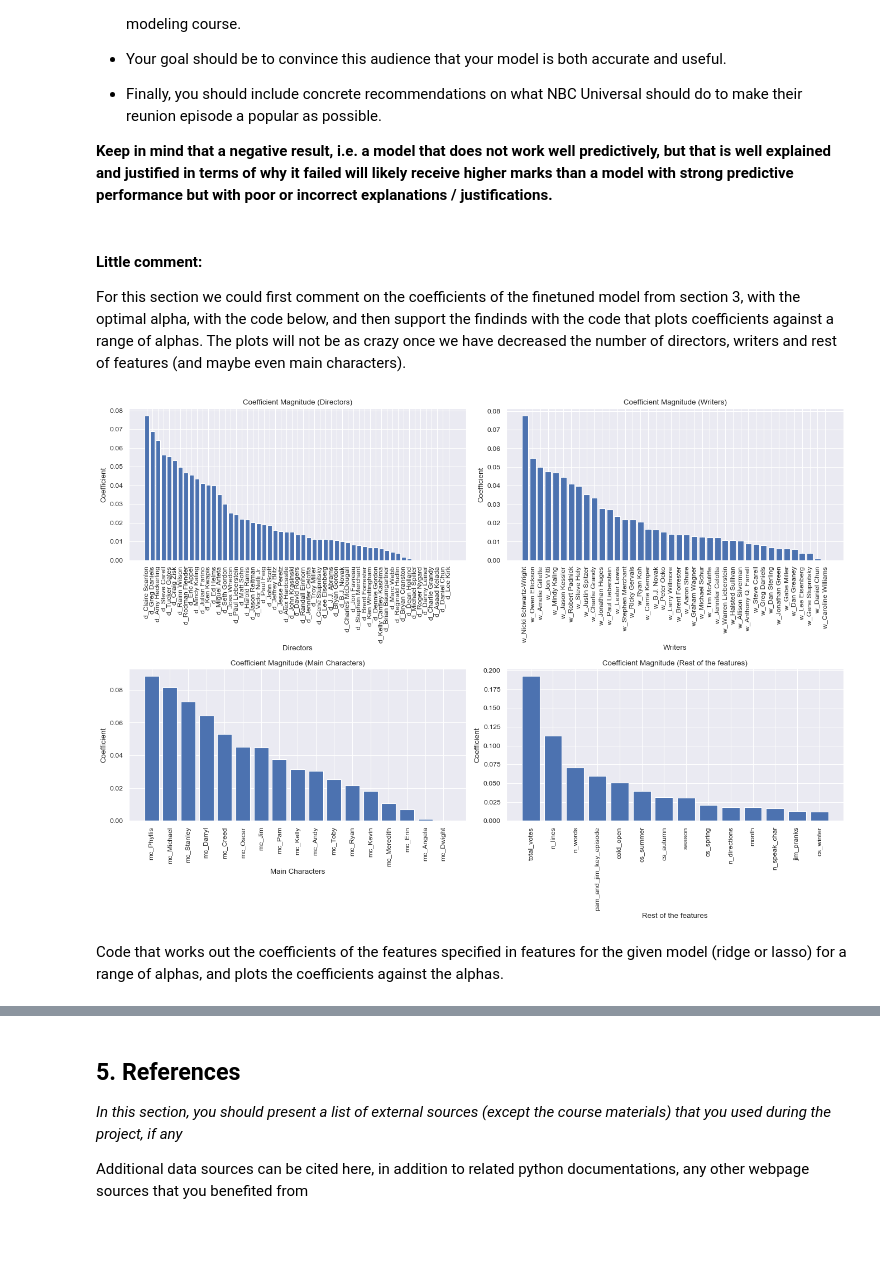
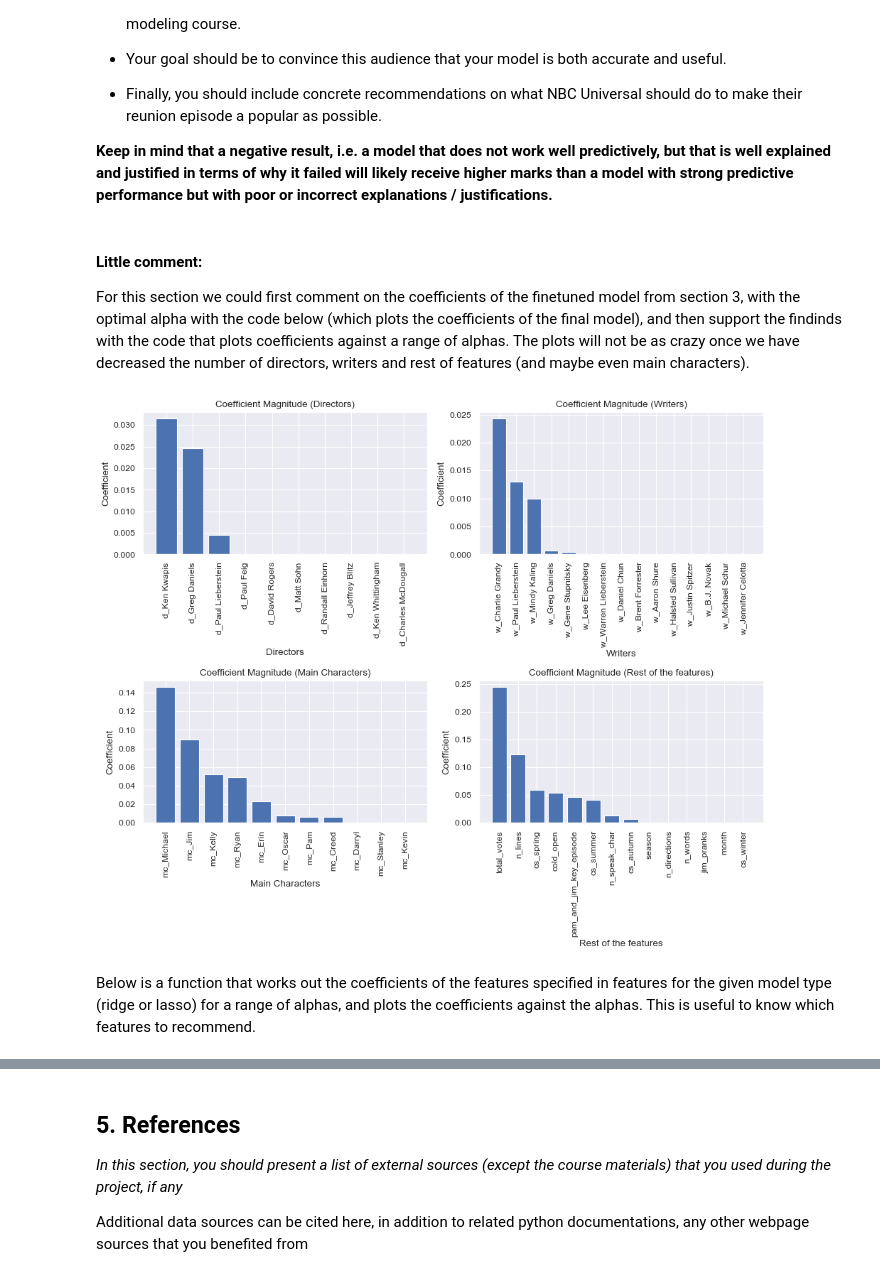
Before and after one commit to aliflo/office-episode-ratings-predictor, a Jupyter notebook: project_with_some_new_things.ipynb, the cells around one changed output, grey strips where cells are left out. Cells and saved outputs as stored; diff of their text form; code cells hidden in the pictures; blank space fills up the shorter version.

Commit message:
Added code that reduces directors, writers and main characters.

```diff
--- a/project_with_some_new_things.ipynb
+++ b/project_with_some_new_things.ipynb
@@ -821,0 +846,3 @@ mse, rmse, rsqr = model_fit(model_pipeline_lasso, X_t, y_test, plot=True)
+# %%
+main_chars_stats = get_features_rsqr(main_characters, 'Main characters')
+main_chars_stats
@@ -821,0 +879,19 @@ mse, rmse, rsqr = model_fit(model_pipeline_lasso, X_t, y_test, plot=True)
+# %%
+X_train, X_test, y_train, y_test = train_test_split(
+    data_tuning.drop('imdb_rating', axis=1), data_tuning['imdb_rating'],
+    test_size=0.3, random_state=42
+)
+
+# Fitting the final model !!!!(either Ridge or lasso with optimal alpha found above, not sure if
+# this one is the correct one, just using as example.)!!!!
+
+final_model = Pipeline([
+    ('scaler', StandardScaler()),
+    ('model', Lasso(alpha=0.02))
+])
+
+
+# Fitting the model
+final_model.fit(X_train, y_train)
+
+mse, rmse, rsqr = model_fit(final_model, X_test, y_test, plot=True)
@@ -835,51 +913,41 @@ mse, rmse, rsqr = model_fit(model_pipeline_lasso, X_t, y_test, plot=True)
 **Keep in mind that a negative result, i.e. a model that does not work well predictively, but that is well explained and justified in terms of why it failed will likely receive higher marks than a model with strong predictive performance but with poor or incorrect explanations / justifications.**
 # %% [markdown]
 #### Little comment:
-For this section we could first comment on the coefficients of the finetuned model from section 3, with the optimal alpha, with the code below, and then support the findinds with the code that plots coefficients against a range of alphas. The plots will not be as crazy once we have decreased the number of directors, writers and rest of features (and maybe even main characters).
+For this section we could first comment on the coefficients of the finetuned model from section 3, with the optimal alpha with the code below (which plots the coefficients of the final model), and then support the findinds with the code that plots coefficients against a range of alphas. The plots will not be as crazy once we have decreased the number of directors, writers and rest of features (and maybe even main characters).
 # %%
+# Getting the new reduced number of directors, writers and main characters
 directors = X_train.filter(regex='^d_').columns.values
 writers = X_train.filter(regex='^w_').columns.values
 main_characters = X_train.filter(regex='^mc_').columns.values
-rest_of_features = [var for var in X_train.columns.values
-                if var not in np.concatenate((directors, writers, main_characters), axis=0)]
 
 def plot_features_coef_magnitude_for_given_model(m, features, label, ax):
     # Getting the coefficients from the model and selecting subset
     # corresponding to features.
     coefs_series = pd.Series(get_coefs(m), index=X_train.columns)
     coefs_features = coefs_series.loc[features]
 
     # Sorting coefficients
     sorted_coef = coefs_features.abs().sort_values(ascending=False)
 
     # Plotting.
     ax.bar(sorted_coef.index, sorted_coef.values)
     ax.set_xticklabels(sorted_coef.index, rotation=90)
     ax.set_xlabel(label)
     ax.set_ylabel('Coefficient')
     ax.set_title('Coefficient Magnitude ({})'.format(label))
 
 
-# test model for testing the function
-m = Pipeline([
-    ('scaler', StandardScaler()),
-    ('model', Ridge(alpha=15.88))
-])
+fig, axs = plt.subplots(2, 2, figsize=(12, 10))
 
-# Fitting the model
-m.fit(X_train, y_train)
-
-fig, axs = plt.subplots(2, 2, figsize=(17, 12))
-
-plot_features_coef_magnitude_for_given_model(m, directors, "Directors", axs[0, 0])
-plot_features_coef_magnitude_for_given_model(m, writers, "Writers", axs[0, 1])
-plot_features_coef_magnitude_for_given_model(m, main_characters, "Main Characters", axs[1, 0])
-plot_features_coef_magnitude_for_given_model(m, rest_of_features, "Rest of the features", axs[1, 1])
+plot_features_coef_magnitude_for_given_model(final_model, directors, "Directors", axs[0, 0])
+plot_features_coef_magnitude_for_given_model(final_model, writers, "Writers", axs[0, 1])
+plot_features_coef_magnitude_for_given_model(final_model, main_characters, "Main Characters", axs[1, 0])
+plot_features_coef_magnitude_for_given_model(final_model, rest_of_features, "Rest of the features", axs[1, 1])
 
 plt.tight_layout()
 plt.show()
 # %% [output]
-[figure, old version]
+[figure, new version]
 # %% [markdown]
-Code that works out the coefficients of the features specified in features for the given model (ridge or lasso) for a range of alphas, and plots the coefficients against the alphas.
+Below is a function that works out the coefficients of the features specified in features for the given model type (ridge or lasso) for a range of alphas, and plots the coefficients against the alphas. This is useful to know which features to recommend.
 # %%
```
Also changed, not shown: parts of 15 cells of this notebook.
